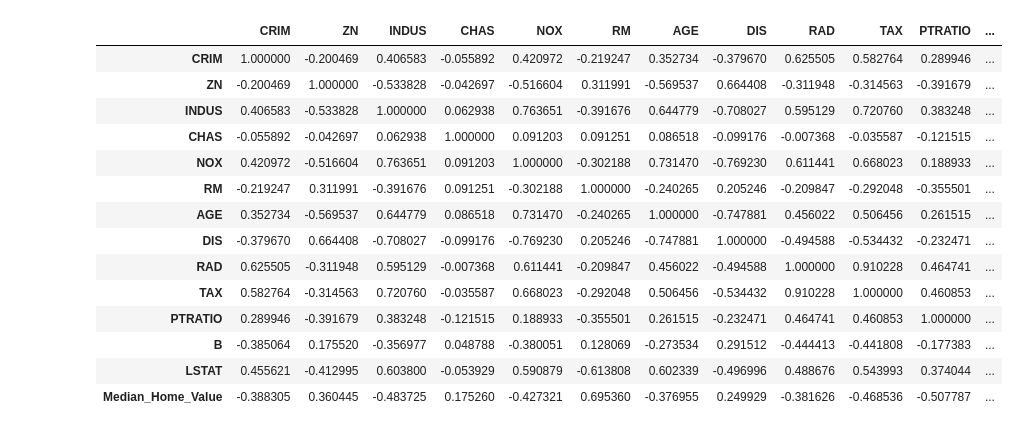
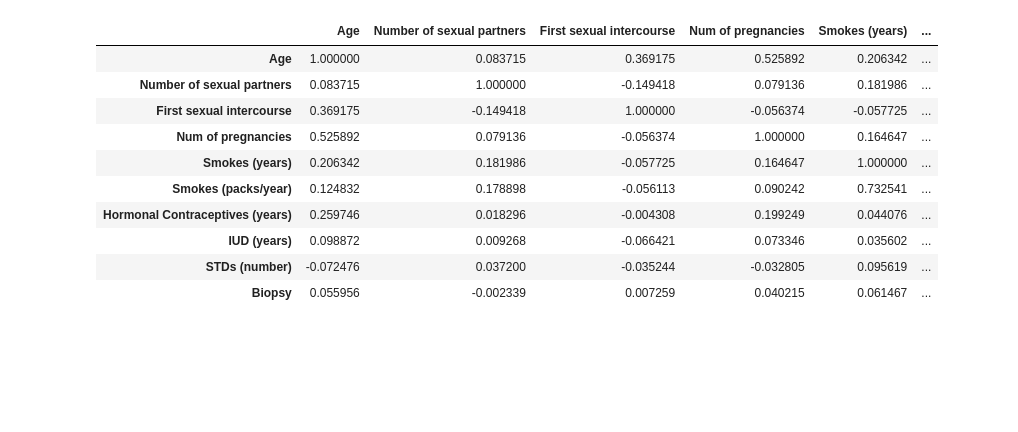
Before and after one commit to MattJBritton/ExquisiteCorrpse, a Jupyter notebook: notebook.ipynb, the cells around one changed output. Cells and saved outputs as stored; diff of their text form; code cells hidden in the pictures; blank space fills up the shorter version.

```diff
--- a/notebook.ipynb
+++ b/notebook.ipynb
@@ -189,0 +87,3 @@ data = {
+# %%
+cancer_dataset = pd.read_csv("data/cervical_cancer.csv")
+cancer_df = cancer_dataset.drop("Person", axis=1)
@@ -190,18 +420,14 @@ data = {
 # %%
-boston_df.corr()
+cancer_df.corr()
 # %% [output]
-|  | CRIM | ZN | INDUS | CHAS | NOX | RM | AGE | DIS | RAD | TAX | PTRATIO | ... |
-| CRIM | 1.000000 | -0.200469 | 0.406583 | -0.055892 | 0.420972 | -0.219247 | 0.352734 | -0.379670 | 0.625505 | 0.582764 | 0.289946 | ... |
-| ZN | -0.200469 | 1.000000 | -0.533828 | -0.042697 | -0.516604 | 0.311991 | -0.569537 | 0.664408 | -0.311948 | -0.314563 | -0.391679 | ... |
-| INDUS | 0.406583 | -0.533828 | 1.000000 | 0.062938 | 0.763651 | -0.391676 | 0.644779 | -0.708027 | 0.595129 | 0.720760 | 0.383248 | ... |
-| CHAS | -0.055892 | -0.042697 | 0.062938 | 1.000000 | 0.091203 | 0.091251 | 0.086518 | -0.099176 | -0.007368 | -0.035587 | -0.121515 | ... |
-| NOX | 0.420972 | -0.516604 | 0.763651 | 0.091203 | 1.000000 | -0.302188 | 0.731470 | -0.769230 | 0.611441 | 0.668023 | 0.188933 | ... |
-| RM | -0.219247 | 0.311991 | -0.391676 | 0.091251 | -0.302188 | 1.000000 | -0.240265 | 0.205246 | -0.209847 | -0.292048 | -0.355501 | ... |
-| AGE | 0.352734 | -0.569537 | 0.644779 | 0.086518 | 0.731470 | -0.240265 | 1.000000 | -0.747881 | 0.456022 | 0.506456 | 0.261515 | ... |
-| DIS | -0.379670 | 0.664408 | -0.708027 | -0.099176 | -0.769230 | 0.205246 | -0.747881 | 1.000000 | -0.494588 | -0.534432 | -0.232471 | ... |
-| RAD | 0.625505 | -0.311948 | 0.595129 | -0.007368 | 0.611441 | -0.209847 | 0.456022 | -0.494588 | 1.000000 | 0.910228 | 0.464741 | ... |
-| TAX | 0.582764 | -0.314563 | 0.720760 | -0.035587 | 0.668023 | -0.292048 | 0.506456 | -0.534432 | 0.910228 | 1.000000 | 0.460853 | ... |
-| PTRATIO | 0.289946 | -0.391679 | 0.383248 | -0.121515 | 0.188933 | -0.355501 | 0.261515 | -0.232471 | 0.464741 | 0.460853 | 1.000000 | ... |
-| B | -0.385064 | 0.175520 | -0.356977 | 0.048788 | -0.380051 | 0.128069 | -0.273534 | 0.291512 | -0.444413 | -0.441808 | -0.177383 | ... |
-| LSTAT | 0.455621 | -0.412995 | 0.603800 | -0.053929 | 0.590879 | -0.613808 | 0.602339 | -0.496996 | 0.488676 | 0.543993 | 0.374044 | ... |
-| Median_Home_Value | -0.388305 | 0.360445 | -0.483725 | 0.175260 | -0.427321 | 0.695360 | -0.376955 | 0.249929 | -0.381626 | -0.468536 | -0.507787 | ... |
+|  | Age | Number of sexual partners | First sexual intercourse | Num of pregnancies | Smokes (years) | ... |
+| Age | 1.000000 | 0.083715 | 0.369175 | 0.525892 | 0.206342 | ... |
+| Number of sexual partners | 0.083715 | 1.000000 | -0.149418 | 0.079136 | 0.181986 | ... |
+| First sexual intercourse | 0.369175 | -0.149418 | 1.000000 | -0.056374 | -0.057725 | ... |
+| Num of pregnancies | 0.525892 | 0.079136 | -0.056374 | 1.000000 | 0.164647 | ... |
+| Smokes (years) | 0.206342 | 0.181986 | -0.057725 | 0.164647 | 1.000000 | ... |
+| Smokes (packs/year) | 0.124832 | 0.178898 | -0.056113 | 0.090242 | 0.732541 | ... |
+| Hormonal Contraceptives (years) | 0.259746 | 0.018296 | -0.004308 | 0.199249 | 0.044076 | ... |
+| IUD (years) | 0.098872 | 0.009268 | -0.066421 | 0.073346 | 0.035602 | ... |
+| STDs (number) | -0.072476 | 0.037200 | -0.035244 | -0.032805 | 0.095619 | ... |
+| Biopsy | 0.055956 | -0.002339 | 0.007259 | 0.040215 | 0.061467 | ... |
```
Also changed, not shown: parts of 22 cells of this notebook, 3 other files.
